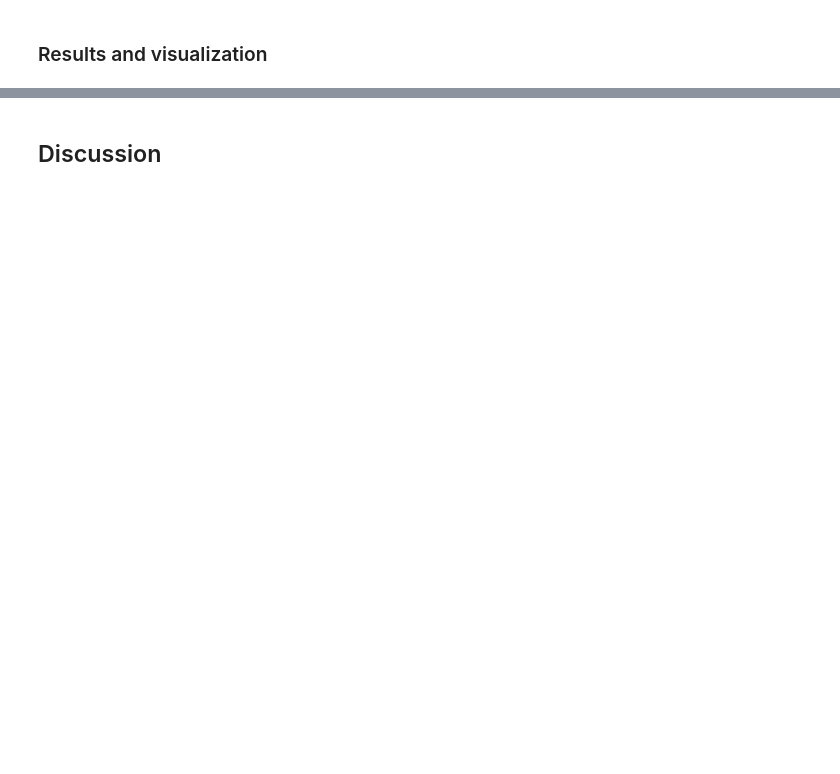
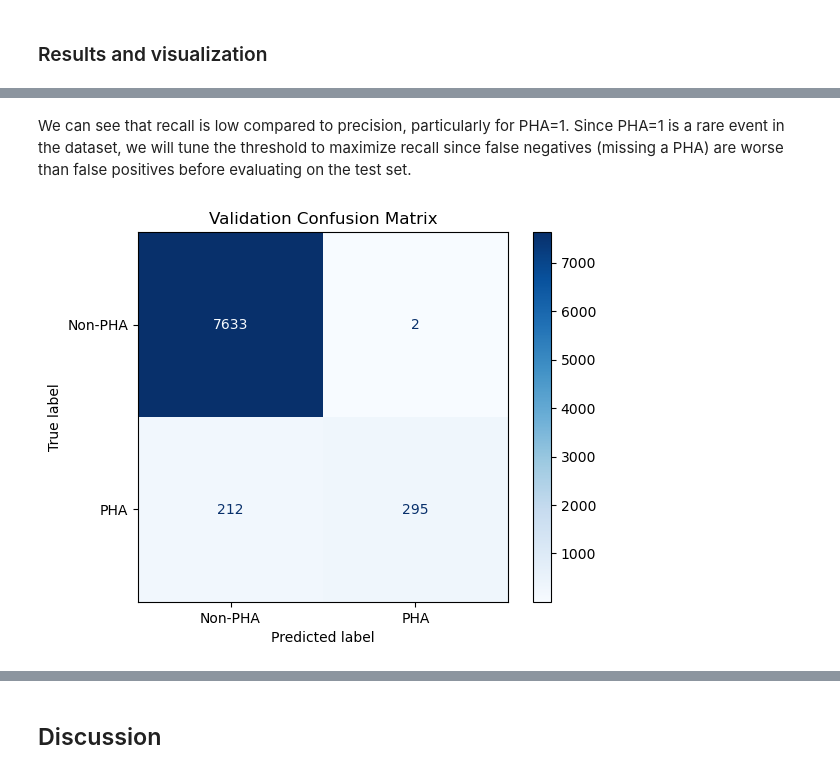
Before and after one commit to UBC-DSCI-310-2025W2/dsci-310-group-18, a Jupyter notebook: notebooks/asteroid_analysis.ipynb, the cells around one changed output, grey strips where cells are left out. Cells and saved outputs as stored; diff of their text form; code cells hidden in the pictures; blank space fills up the shorter version.

Commit message:
added EDA and model code (closes #2)

```diff
--- a/notebooks/asteroid_analysis.ipynb
+++ b/notebooks/asteroid_analysis.ipynb
@@ -79,0 +530,23 @@ df.to_csv("data/raw/asteroid_data_raw.csv", index=False) # Save
+# %%
+# Perform random search to tune parameters
+
+# Define parameters
+param_dist = {
+    "knn__n_neighbors": randint(3, 50),
+    "knn__weights": ["uniform", "distance"],
+    "knn__metric": ["euclidean", "manhattan", "minkowski"],
+    "knn__p": [1, 2]
+}
+
+random_search = RandomizedSearchCV(
+    knn_pipeline,
+    param_distributions=param_dist,
+    n_iter=50,
+    cv=5,
+    scoring="roc_auc",
+    n_jobs=-1,
+    random_state=42,
+    verbose=2
+)
+
+random_search.fit(X_train, y_train)
@@ -79,0 +583,5 @@ df.to_csv("data/raw/asteroid_data_raw.csv", index=False) # Save
+# %%
+best_model = random_search.best_estimator_
+
+print("Best params:", random_search.best_params_)
+print("Best CV AUC:", random_search.best_score_)
@@ -81,0 +622,6 @@ df.to_csv("data/raw/asteroid_data_raw.csv", index=False) # Save
+# %%
+y_val_pred = best_model.predict(X_val)
+y_val_proba = best_model.predict_proba(X_val)[:, 1]
+
+print("Validation AUC:", roc_auc_score(y_val, y_val_proba))
+print(classification_report(y_val, y_val_pred))
@@ -81,0 +638,12 @@ df.to_csv("data/raw/asteroid_data_raw.csv", index=False) # Save
+# %% [markdown]
+We can see that recall is low compared to precision, particularly for PHA=1. Since PHA=1 is a rare event in the dataset, we will tune the threshold to maximize recall since false negatives (missing a PHA) are worse than false positives before evaluating on the test set.
+# %%
+# Confusion matrix
+
+cm_val = confusion_matrix(y_val, y_val_pred)
+plot_cm_val = ConfusionMatrixDisplay(cm_val, display_labels=["Non-PHA", "PHA"])
+plot_cm_val.plot(cmap="Blues")
+plt.title("Validation Confusion Matrix")
+plt.show()
+# %% [output]
+[figure, added]
```
Also changed, not shown: parts of 61 cells of this notebook, 7 other files.
